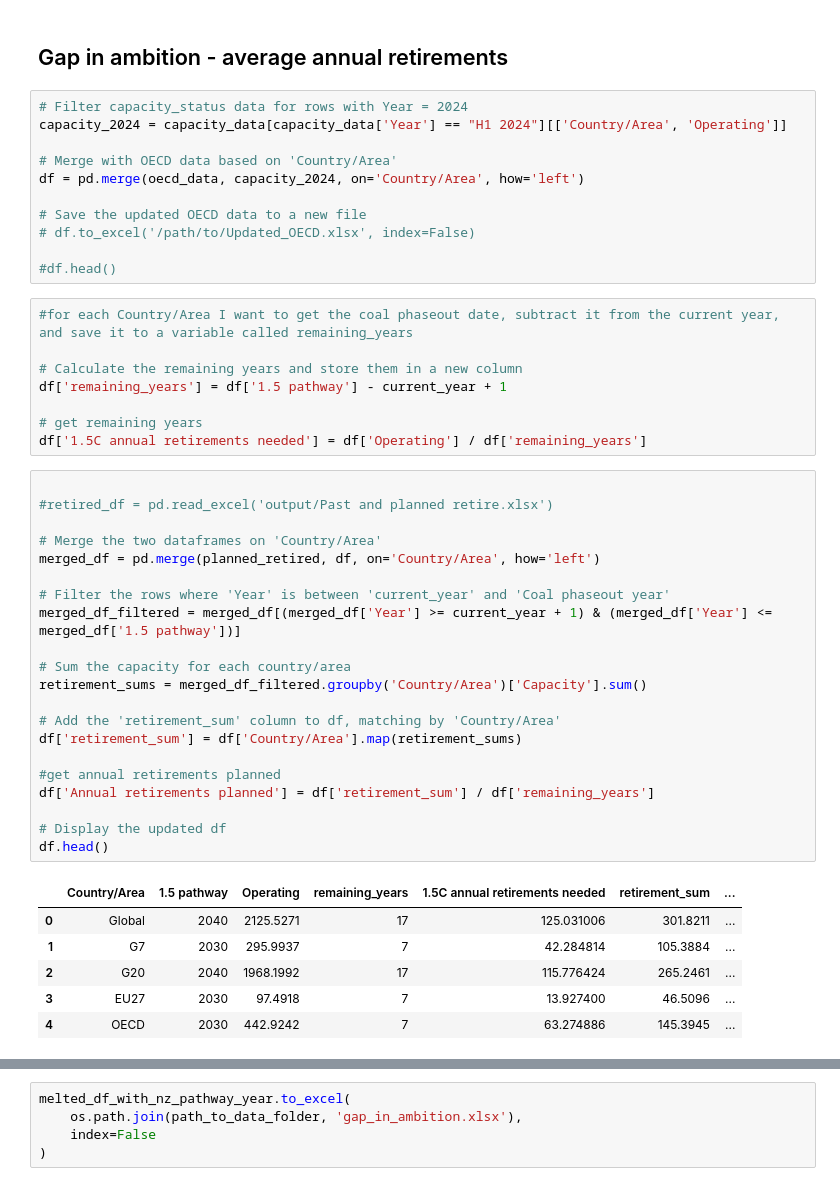
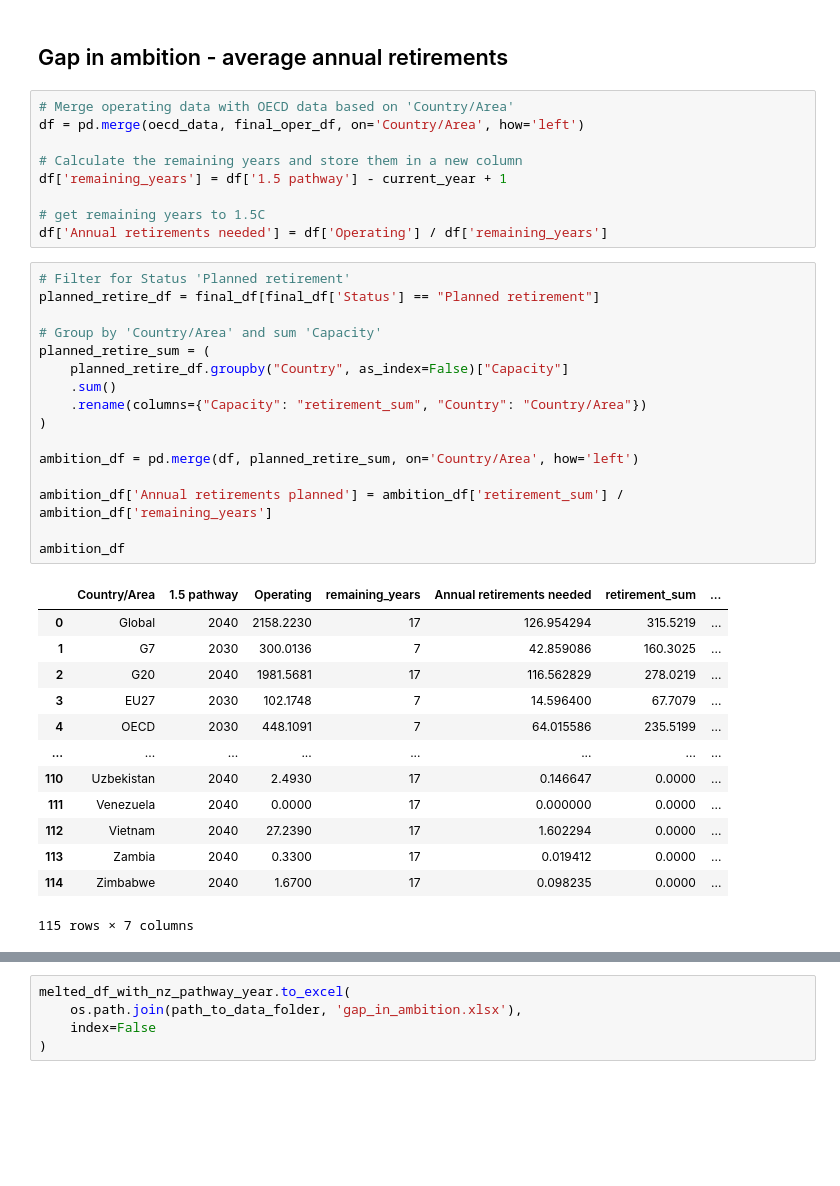
Before and after one commit to GlobalEnergyMonitor/coal-phaseout-preview, a Jupyter notebook: data_wrangling_1/Phaseout-dashboard_raw_data.ipynb, the cells around one changed output, grey strips where cells are left out. Cells and saved outputs as stored; diff of their text form; blank space fills up the shorter version.

```diff
--- a/data_wrangling_1/Phaseout-dashboard_raw_data.ipynb
+++ b/data_wrangling_1/Phaseout-dashboard_raw_data.ipynb
@@ -254,52 +296,44 @@ final_df.to_excel(
 )
 # %% [markdown]
 ## Gap in ambition - average annual retirements
-# %%
-# Filter capacity_status data for rows with Year = 2024
-capacity_2024 = capacity_data[capacity_data['Year'] == "H1 2024"][['Country/Area', 'Operating']]
-
-# Merge with OECD data based on 'Country/Area'
-df = pd.merge(oecd_data, capacity_2024, on='Country/Area', how='left')
-
-# Save the updated OECD data to a new file
-# df.to_excel('/path/to/Updated_OECD.xlsx', index=False)
-
-#df.head()
 # %%
-#for each Country/Area I want to get the coal phaseout date, subtract it from the current year, and save it to a variable called remaining_years
+# Merge operating data with OECD data based on 'Country/Area'
+df = pd.merge(oecd_data, final_oper_df, on='Country/Area', how='left')
 
 # Calculate the remaining years and store them in a new column
 df['remaining_years'] = df['1.5 pathway'] - current_year + 1
 
-# get remaining years
-df['1.5C annual retirements needed'] = df['Operating'] / df['remaining_years']
+# get remaining years to 1.5C
+df['Annual retirements needed'] = df['Operating'] / df['remaining_years']
-# %%
-
-#retired_df = pd.read_excel('output/Past and planned retire.xlsx')
-
-# Merge the two dataframes on 'Country/Area'
-merged_df = pd.merge(planned_retired, df, on='Country/Area', how='left')
-
-# Filter the rows where 'Year' is between 'current_year' and 'Coal phaseout year'
-merged_df_filtered = merged_df[(merged_df['Year'] >= current_year + 1) & (merged_df['Year'] <= merged_df['1.5 pathway'])]
-
-# Sum the capacity for each country/area
-retirement_sums = merged_df_filtered.groupby('Country/Area')['Capacity'].sum()
-
-# Add the 'retirement_sum' column to df, matching by 'Country/Area'
-df['retirement_sum'] = df['Country/Area'].map(retirement_sums)
-
-#get annual retirements planned
-df['Annual retirements planned'] = df['retirement_sum'] / df['remaining_years']
-
-# Display the updated df
-df.head()
-# %% [output]
-|  | Country/Area | 1.5 pathway | Operating | remaining_years | 1.5C annual retirements needed | retirement_sum | ... |
-| 0 | Global | 2040 | 2125.5271 | 17 | 125.031006 | 301.8211 | ... |
-| 1 | G7 | 2030 | 295.9937 | 7 | 42.284814 | 105.3884 | ... |
-| 2 | G20 | 2040 | 1968.1992 | 17 | 115.776424 | 265.2461 | ... |
-| 3 | EU27 | 2030 | 97.4918 | 7 | 13.927400 | 46.5096 | ... |
-| 4 | OECD | 2030 | 442.9242 | 7 | 63.274886 | 145.3945 | ... |
+# %%
+# Filter for Status 'Planned retirement'
+planned_retire_df = final_df[final_df['Status'] == "Planned retirement"]
+
+# Group by 'Country/Area' and sum 'Capacity'
+planned_retire_sum = (
+    planned_retire_df.groupby("Country", as_index=False)["Capacity"]
+    .sum()
+    .rename(columns={"Capacity": "retirement_sum", "Country": "Country/Area"})
+)
+
+ambition_df = pd.merge(df, planned_retire_sum, on='Country/Area', how='left')
+
+ambition_df['Annual retirements planned'] = ambition_df['retirement_sum'] / ambition_df['remaining_years']
+
+ambition_df
+# %% [output]
+|  | Country/Area | 1.5 pathway | Operating | remaining_years | Annual retirements needed | retirement_sum | ... |
+| 0 | Global | 2040 | 2158.2230 | 17 | 126.954294 | 315.5219 | ... |
+| 1 | G7 | 2030 | 300.0136 | 7 | 42.859086 | 160.3025 | ... |
+| 2 | G20 | 2040 | 1981.5681 | 17 | 116.562829 | 278.0219 | ... |
+| 3 | EU27 | 2030 | 102.1748 | 7 | 14.596400 | 67.7079 | ... |
+| 4 | OECD | 2030 | 448.1091 | 7 | 64.015586 | 235.5199 | ... |
+| ... | ... | ... | ... | ... | ... | ... | ... |
+| 110 | Uzbekistan | 2040 | 2.4930 | 17 | 0.146647 | 0.0000 | ... |
+| 111 | Venezuela | 2040 | 0.0000 | 17 | 0.000000 | 0.0000 | ... |
+| 112 | Vietnam | 2040 | 27.2390 | 17 | 1.602294 | 0.0000 | ... |
+| 113 | Zambia | 2040 | 0.3300 | 17 | 0.019412 | 0.0000 | ... |
+| 114 | Zimbabwe | 2040 | 1.6700 | 17 | 0.098235 | 0.0000 | ... |
+115 rows × 7 columns
 # %%
 # Melt the dataframe to reshape it into a long format
```
Also changed, not shown: parts of 9 cells of this notebook, 8 other files.
